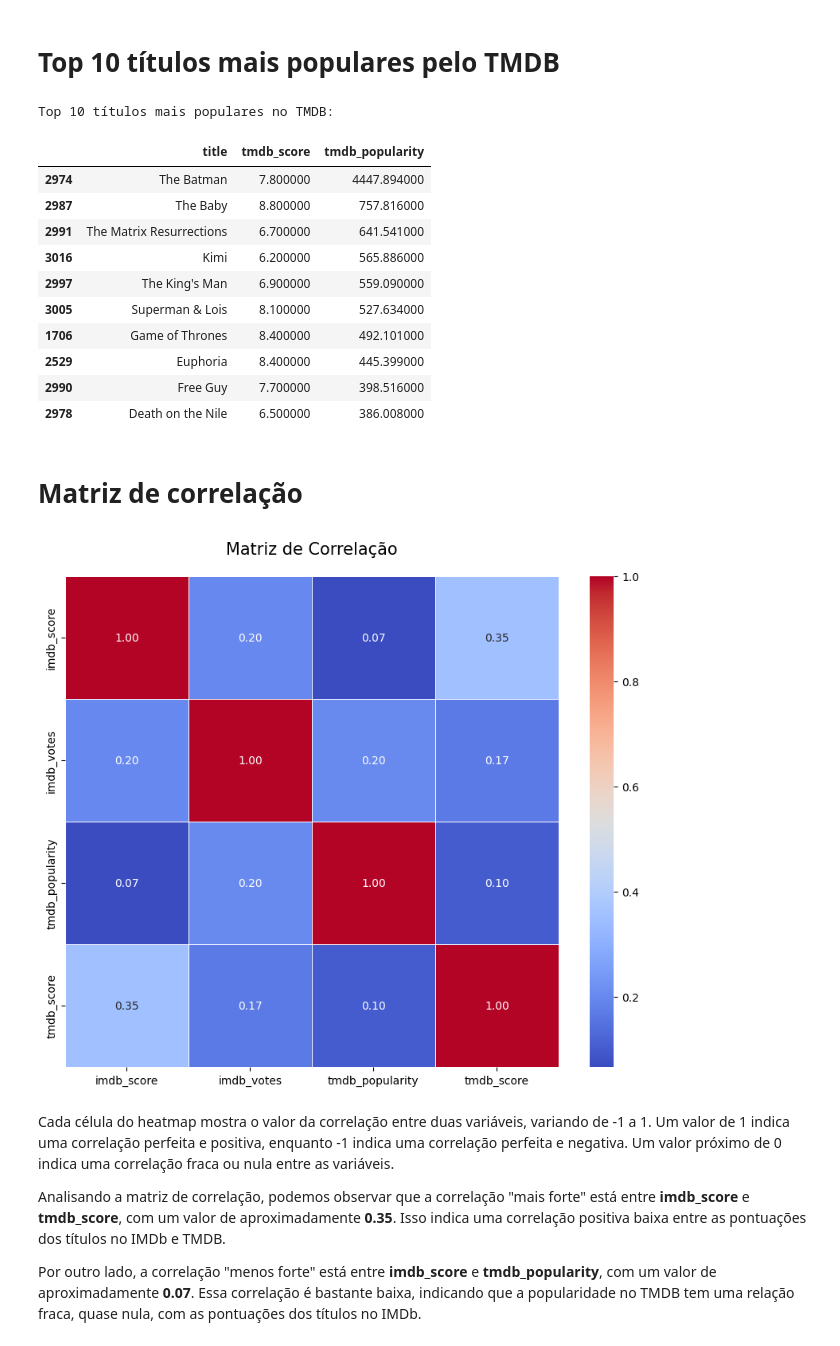
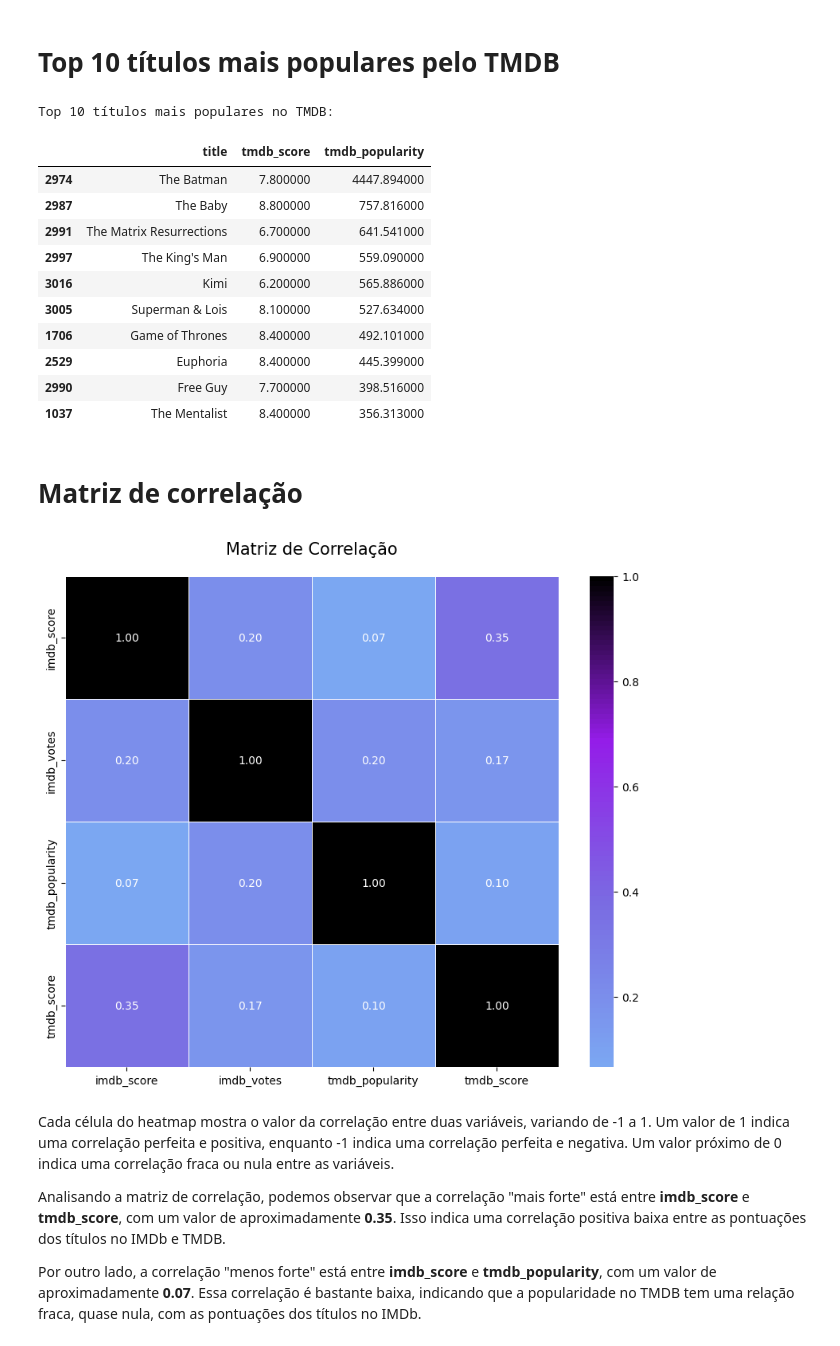
Before and after one commit to vfoliveiras/hbo-max-series-e-filmes, a Jupyter notebook: HBO_Max.ipynb, the cells around one changed output. Drawn from its saved outputs; the diff is of its cells as text; code cells hidden in the pictures.

```diff
--- a/HBO_Max.ipynb
+++ b/HBO_Max.ipynb
@@ -256,7 +273,7 @@ df['first_genre'] = df['genres'].str.split(',').str[0].str.strip()
 df['first_genre'] = df['first_genre'].str.strip("[]'")
 
 # Preencher valores vazios na coluna 'first_genre' com a categoria "Outros"
-df['first_genre'].replace('', 'outros', inplace=True)
+df['first_genre'].replace('', 'several', inplace=True)
 
 # Contar a quantidade de títulos em cada gênero
 genre_counts = df['first_genre'].value_counts()
@@ -438,0 +555,20 @@ Name: title, dtype: object
+# %%
+# Pré-processamento das descrições (remover nulos e transformar em texto)
+df['description'] = df['description'].fillna('')
+text_data = df['description'].str.cat(sep=' ')
+
+# Cores da paleta com gradiente
+colors = ['#000000', '#941de8', '#7a6be2', '#7ba7f2']
+n_bins = 100
+cmap_name = 'custom_cmap'
+cm = plt.cm.colors.LinearSegmentedColormap.from_list(cmap_name, colors, N=n_bins)
+
+# Criar a wordcloud com o gradiente de cores personalizado
+wordcloud = WordCloud(width=800, height=400, background_color='white', colormap=cm).generate(text_data)
+
+# Plotar a wordcloud
+plt.figure(figsize=(10, 5))
+plt.imshow(wordcloud, interpolation='bilinear')
+plt.axis('off')
+plt.title('Wordcloud das Descrições dos Títulos', fontsize=16, pad=20)
+plt.show()
@@ -546,8 +736,8 @@ Recomendações baseadas no gênero para 'The Office':
 # Considerando a média ponderada entre o imdb_score e o log do imdb_votes
 # A ideia é que filmes/séries com uma alta pontuação no IMDB e um grande número de votos sejam considerados mais populares
 # Aqui posso ajustar os pesos (w_score e w_votes) de acordo com minha preferência
-w_score = 0.7
-w_votes = 0.3
+w_score = 0.5
+w_votes = 0.5
 df['popularity_score'] = w_score * df['imdb_score'] + w_votes * df['imdb_votes'].apply(lambda x: x if x == 0 else np.log(x))
 
 # Ordenar os títulos pela popularidade em ordem decrescente
@@ -584,8 +774,8 @@ Top 10 títulos mais bem votados e pontuados:
 # Considerando a média ponderada entre o tmdb_score e a raiz quadrada da tmdb_popularity
 # A ideia é que filmes/séries com alta popularidade no TMDB e uma boa pontuação sejam considerados mais populares
 # Aqui posso ajustar os pesos (w_score e w_popularity) de acordo com minha preferência
-w_score = 0.1
-w_popularity = 0.9
+w_score = 0.3
+w_popularity = 0.7
 df['tmdb_popularity_score'] = w_score * df['tmdb_score'] + w_popularity * np.sqrt(df['tmdb_popularity'])
 
 # Ordenar os títulos pela popularidade no TMDB em ordem decrescente
@@ -608,29 +798,35 @@ Top 10 títulos mais populares no TMDB:
 | 2974 | The Batman | 7.800000 | 4447.894000 |
 | 2987 | The Baby | 8.800000 | 757.816000 |
 | 2991 | The Matrix Resurrections | 6.700000 | 641.541000 |
+| 2997 | The King's Man | 6.900000 | 559.090000 |
 | 3016 | Kimi | 6.200000 | 565.886000 |
-| 2997 | The King's Man | 6.900000 | 559.090000 |
 | 3005 | Superman & Lois | 8.100000 | 527.634000 |
 | 1706 | Game of Thrones | 8.400000 | 492.101000 |
 | 2529 | Euphoria | 8.400000 | 445.399000 |
 | 2990 | Free Guy | 7.700000 | 398.516000 |
-| 2978 | Death on the Nile | 6.500000 | 386.008000 |
+| 1037 | The Mentalist | 8.400000 | 356.313000 |
 # %% [markdown]
 # **Matriz de correlação**
 # %%
 # Selecionar apenas as colunas numéricas relevantes para a matriz de correlação
 numeric_columns = ['imdb_score', 'imdb_votes', 'tmdb_popularity', 'tmdb_score']
 
 # Calcular a matriz de correlação
 correlation_matrix = df[numeric_columns].corr()
 
+# Cores da paleta com gradiente
+colors = ['#7ba7f2', '#7a6be2', '#941de8', '#000000']
+n_bins = 100
+cmap_name = 'custom_cmap'
+cm = plt.cm.colors.LinearSegmentedColormap.from_list(cmap_name, colors, N=n_bins)
+
 # Plotar a matriz de correlação em um heatmap
 plt.figure(figsize=(10, 8))
-sns.heatmap(correlation_matrix, annot=True, cmap='coolwarm', fmt='.2f', linewidths=0.5)
+sns.heatmap(correlation_matrix, annot=True, cmap=cm, fmt='.2f', linewidths=0.5)
 plt.title('Matriz de Correlação', fontsize=15, pad=20)
 plt.show()
 # %% [output]
-[figure, old version]
+[figure, new version]
 # %% [markdown]
 Cada célula do heatmap mostra o valor da correlação entre duas variáveis, variando de -1 a 1. Um valor de 1 indica uma correlação perfeita e positiva, enquanto -1 indica uma correlação perfeita e negativa. Um valor próximo de 0 indica uma correlação fraca ou nula entre as variáveis.
 
```
Also changed, not shown: parts of 29 cells of this notebook.
